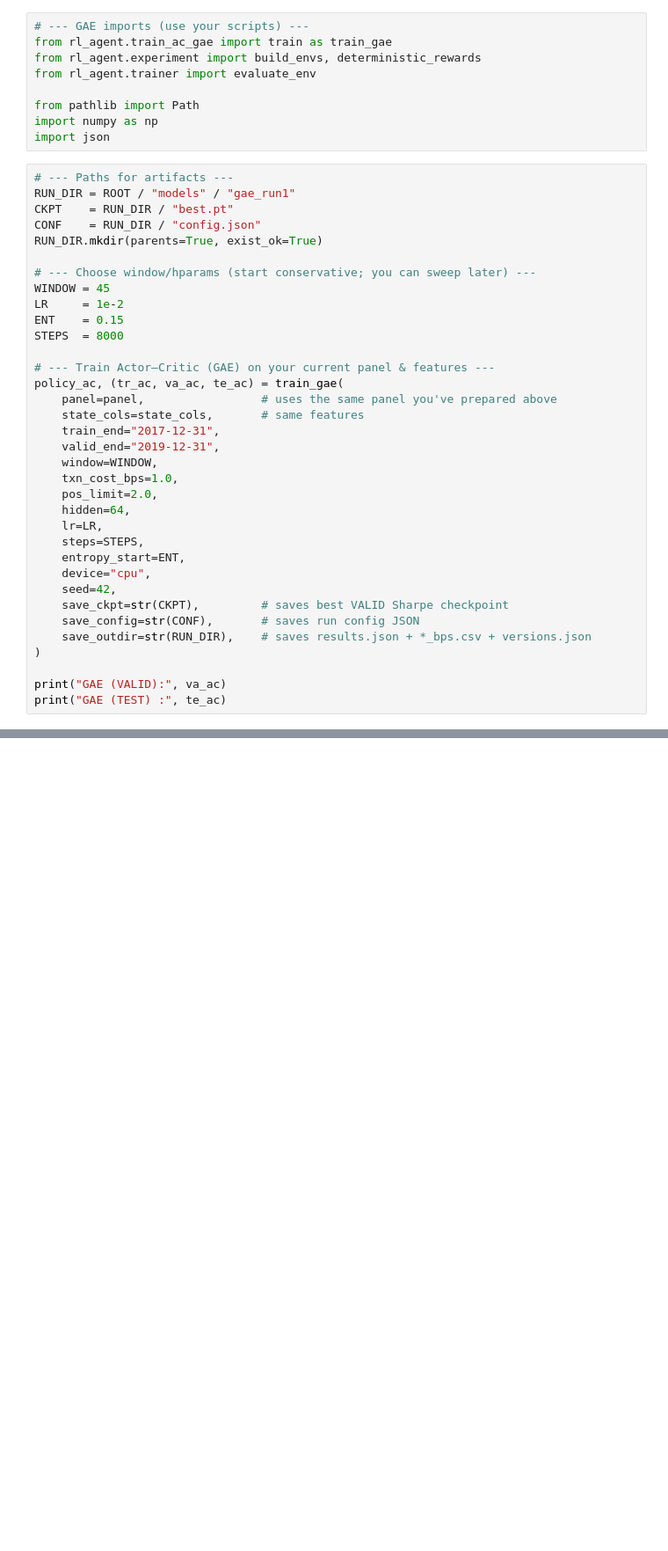
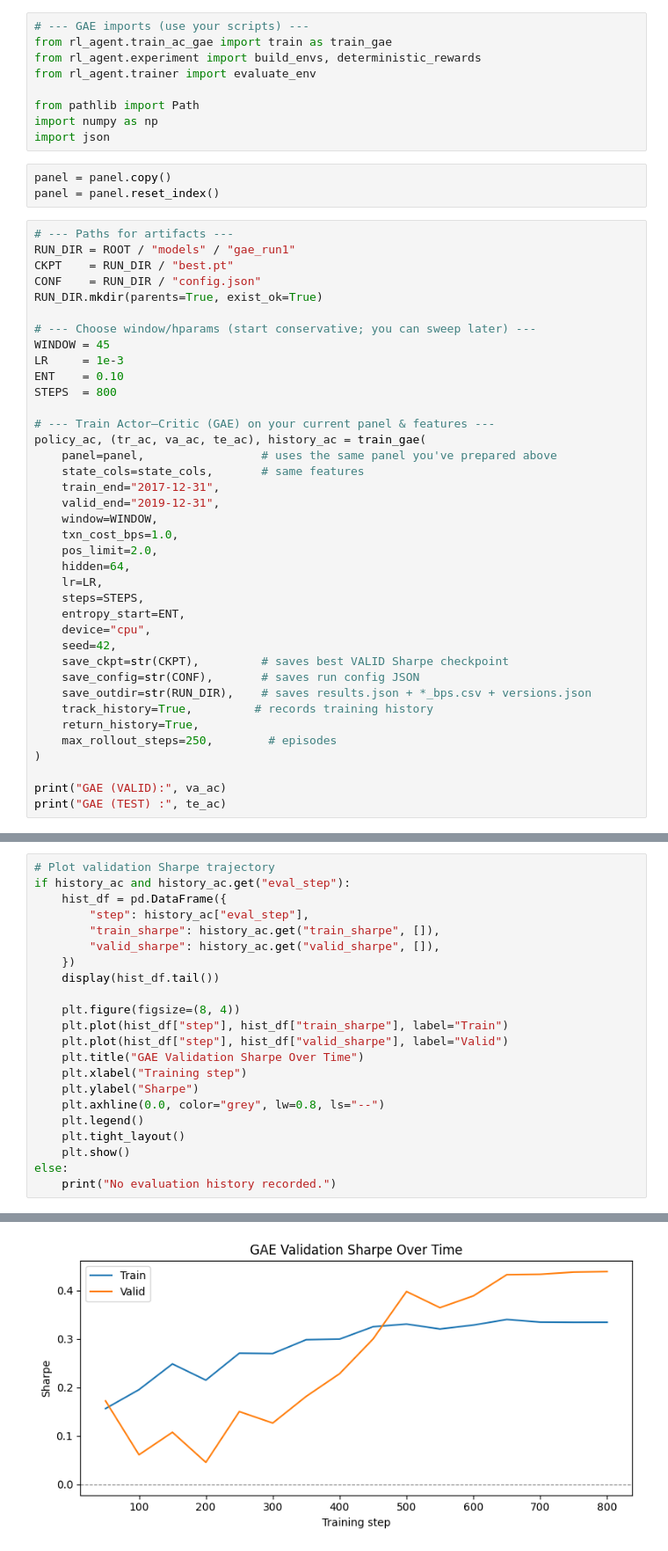
Before and after one commit to li-ruoxi/deep-hedging-rl-forked, a Jupyter notebook: notebooks/03_rl_training.ipynb, the cells around one changed output, grey strips where cells are left out. Shown: that part at 88% size. Saved outputs shown, nothing was run; the diff lists cells and outputs as text; blank space fills up the shorter version.

```diff
--- a/notebooks/03_rl_training.ipynb
+++ b/notebooks/03_rl_training.ipynb
@@ -244,6 +264,9 @@ from rl_agent.trainer import evaluate_env
 from pathlib import Path
 import numpy as np
 import json
+# %%
+panel = panel.copy()
+panel = panel.reset_index()
 # %%
 # --- Paths for artifacts ---
 RUN_DIR = ROOT / "models" / "gae_run1"
@@ -253,12 +276,12 @@ RUN_DIR.mkdir(parents=True, exist_ok=True)
 
 # --- Choose window/hparams (start conservative; you can sweep later) ---
 WINDOW = 45
-LR     = 1e-2
-ENT    = 0.15
-STEPS  = 8000
+LR     = 1e-3
+ENT    = 0.10
+STEPS  = 800
 
 # --- Train Actor–Critic (GAE) on your current panel & features ---
-policy_ac, (tr_ac, va_ac, te_ac) = train_gae(
+policy_ac, (tr_ac, va_ac, te_ac), history_ac = train_gae(
     panel=panel,                 # uses the same panel you've prepared above
     state_cols=state_cols,       # same features
     train_end="2017-12-31",
@@ -275,6 +298,9 @@ policy_ac, (tr_ac, va_ac, te_ac) = train_gae(
     save_ckpt=str(CKPT),         # saves best VALID Sharpe checkpoint
     save_config=str(CONF),       # saves run config JSON
     save_outdir=str(RUN_DIR),    # saves results.json + *_bps.csv + versions.json
+    track_history=True,         # records training history
+    return_history=True,
+    max_rollout_steps=250,        # episodes
 )
 
 print("GAE (VALID):", va_ac)
@@ -286,0 +326,23 @@ KeyboardInterrupt:
+# %%
+# Plot validation Sharpe trajectory
+if history_ac and history_ac.get("eval_step"):
+    hist_df = pd.DataFrame({
+        "step": history_ac["eval_step"],
+        "train_sharpe": history_ac.get("train_sharpe", []),
+        "valid_sharpe": history_ac.get("valid_sharpe", []),
+    })
+    display(hist_df.tail())
+
+    plt.figure(figsize=(8, 4))
+    plt.plot(hist_df["step"], hist_df["train_sharpe"], label="Train")
+    plt.plot(hist_df["step"], hist_df["valid_sharpe"], label="Valid")
+    plt.title("GAE Validation Sharpe Over Time")
+    plt.xlabel("Training step")
+    plt.ylabel("Sharpe")
+    plt.axhline(0.0, color="grey", lw=0.8, ls="--")
+    plt.legend()
+    plt.tight_layout()
+    plt.show()
+else:
+    print("No evaluation history recorded.")
+# %% [output]
@@ -286,0 +355 @@ KeyboardInterrupt:
+[figure, added]
```
Also changed, not shown: parts of 26 cells of this notebook, 18 other files.
